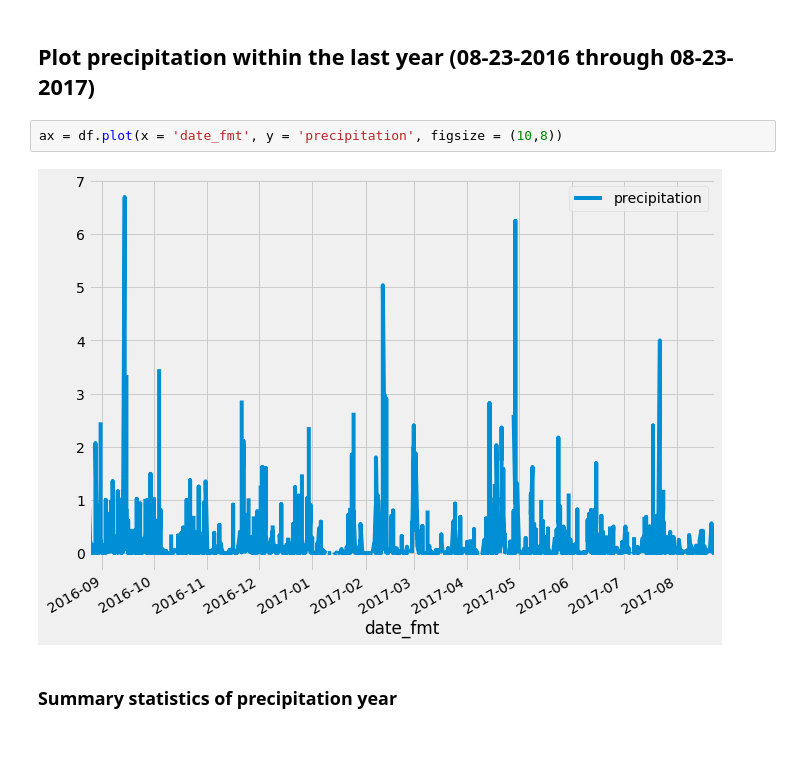
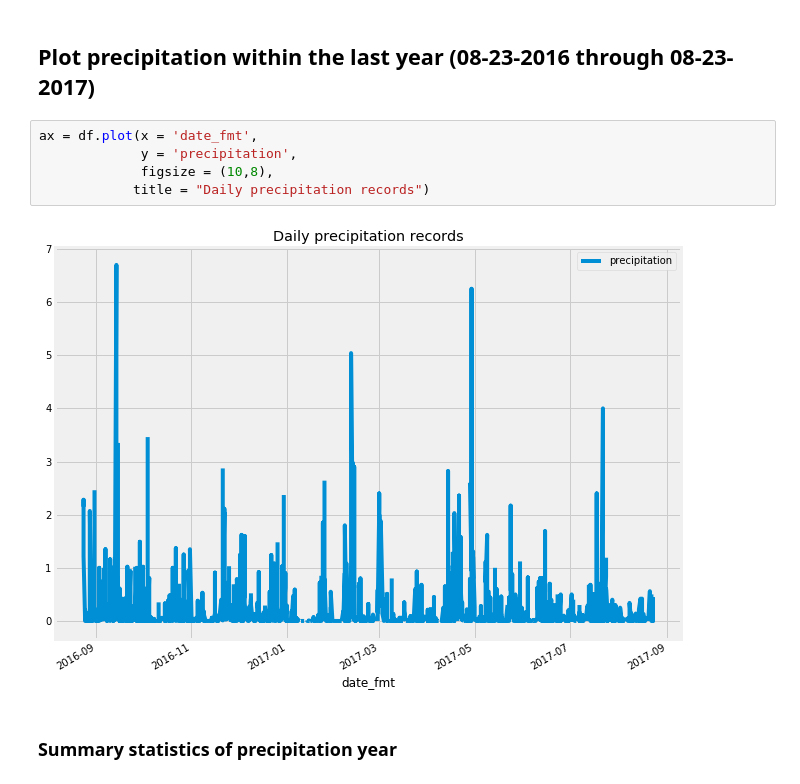
Before and after one commit to ovbondarenko/climate-analysis, a Jupyter notebook: main.ipynb, the cells around one changed output. Drawn from its saved outputs; the diff is of its cells as text; blank space fills up the shorter version.

```diff
--- a/main.ipynb
+++ b/main.ipynb
@@ -77,9 +77,12 @@ print(start_date, end_date)
 # %% [markdown]
 ## Plot precipitation within the last year (08-23-2016 through 08-23-2017)
 # %%
-ax = df.plot(x = 'date_fmt', y = 'precipitation', figsize = (10,8))
+ax = df.plot(x = 'date_fmt',
+             y = 'precipitation',
+             figsize = (10,8),
+            title = "Daily precipitation records")
 # %% [output]
-[figure, old version]
+[figure, new version]
 # %% [markdown]
 ### Summary statistics of precipitation year
 # %%
```
Also changed, not shown: parts of 3 cells of this notebook, 8 other files.
